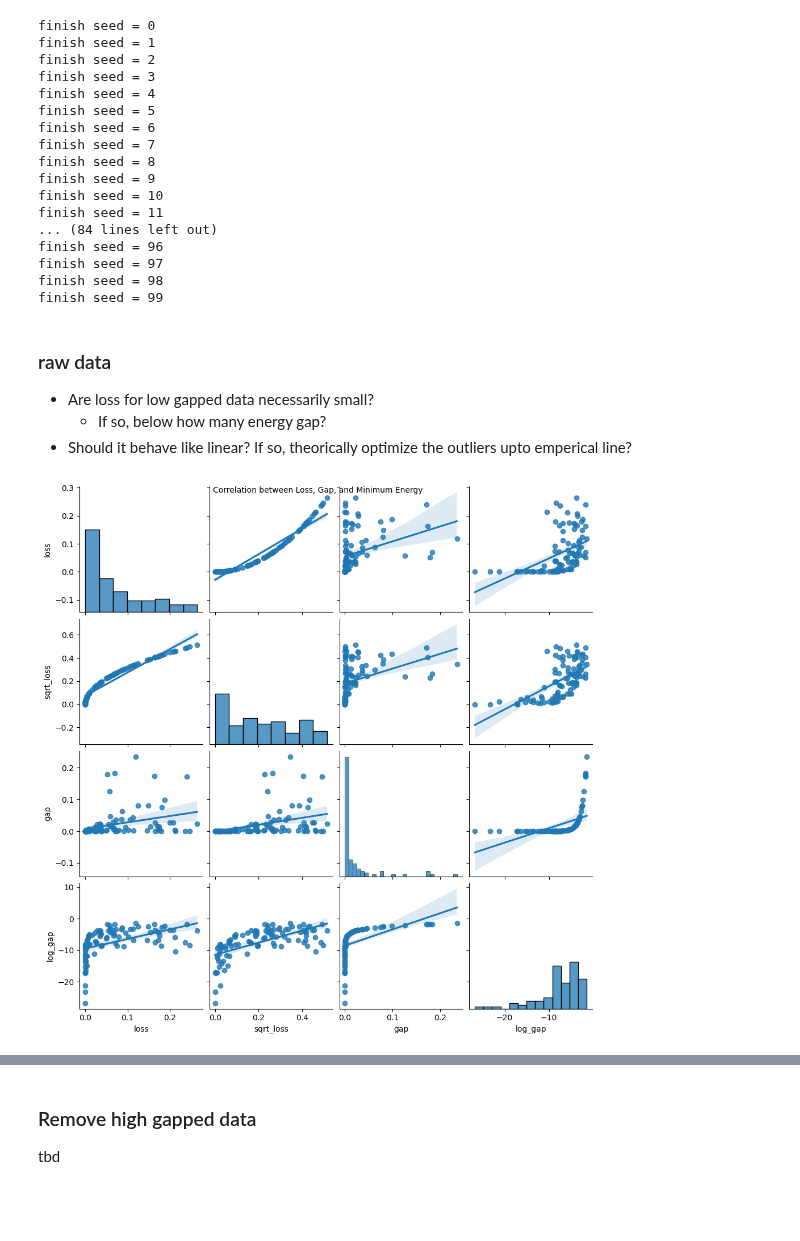
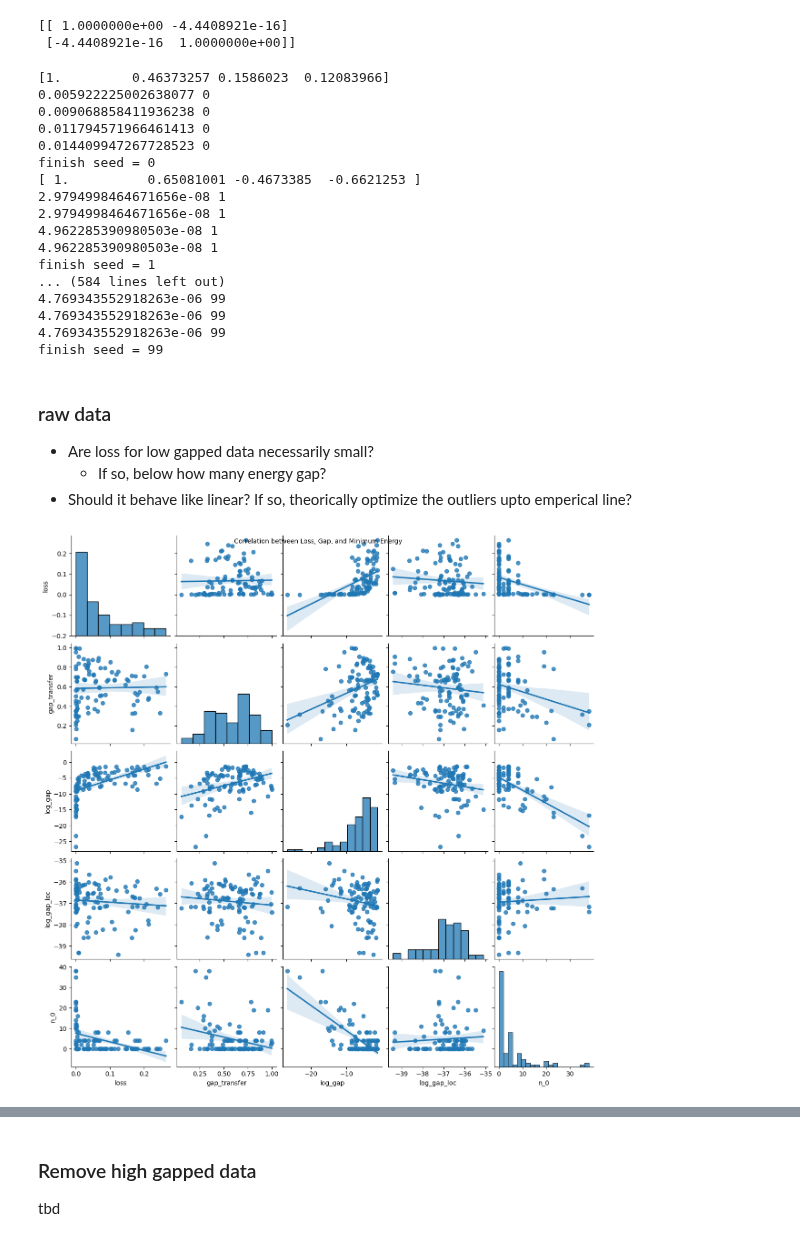
Before and after one commit to MKrbm/worms, a Jupyter notebook: python/rmsKit/visualize/MPS_property.ipynb, the cells around one changed output, grey strips where cells are left out. Cells and saved outputs as stored; diff of their text form; code cells hidden in the pictures; blank space fills up the shorter version.

```diff
--- a/python/rmsKit/visualize/MPS_property.ipynb
+++ b/python/rmsKit/visualize/MPS_property.ipynb
@@ -9,6 +9,15 @@ import pandas as pd
 import matplotlib.pyplot as plt
 import matplotlib.gridspec as gridspec
 import tensornetwork as tn
+# %%
+A = FF.block1D(2, 2, 2, seed=0).real
+tmp = np.zeros((2,2))
+for i in range(2):
+    tmp += A[:,i,:] @ A[:,i,:].T
+print(tmp)
+# %% [output]
+[[ 1.0000000e+00 -4.4408921e-16]
+ [-4.4408921e-16  1.0000000e+00]]
 # %%
 sps = 3
 bd = 2
@@ -17,42 +26,57 @@ for seed in range(0, 100):
     parent_dir = f"../array/torch/FF1D_loc_2/s_3_r_2_lt_1_d_1_seed_{seed}/1_mel_LION/lr_0.01_epoch_20000"
     u_path, lv = path_with_lowest_loss(parent_dir)
     A = FF.block1D(bd, sps, bd, seed=seed)
-    # mps_nodes, mps_edges = FF.create_MPS(6, A)
-    # for k in range(len(mps_edges)):
-    #     C = tn.contract(mps_edges[k])
-    # y = C.tensor.reshape(sps**2, -1)
+    A_ = A.transpose(1,0,2)
+    A_tilde = np.einsum("ijk,ilm->jlkm", A_, A_).reshape(4,4)
+    sle = np.sort(np.linalg.eigvals(A_tilde))[::-1]
+    print(sle.real)
     A2 = np.einsum("ijk,klm->jlim", A, A).reshape(sps**2, bd**2)
     U, s , V = np.linalg.svd(A2)
     Up = U[:, len(s):]
     h = Up @ Up.T
-    L = 6
-    H = sum_ham(h, [[i, (i + 1) % L] for i in range(L)], L, sps)
-    E = np.linalg.eigvalsh(H)
-    gap = E[1] - E[0]
+    max_gap = 0
+    for L in range(3,7):
+        H = sum_ham(h, [[i, (i + 1) % L] for i in range(L)], L, sps)
+        E = np.linalg.eigvalsh(H)
+        gap = E[1] - E[0]
+        max_gap = max(gap, max_gap)
+        print(max_gap, seed)
+    e = np.linalg.eigvalsh(h)
+
+    parent_dir = f"../array/torch/FF1D_loc_2/s_3_r_2_lt_1_d_1_seed_{seed}/1_mel_LION/lr_0.01_epoch_20000"
+    u_path, lv = path_with_lowest_loss(parent_dir)
+    u = np.load(u_path + "/u/0.npy")
+    h = np.load(f"../array/torch/FF1D_loc_2/s_3_r_2_lt_1_d_1_seed_{seed}/1_mel_LION/lr_0.01_epoch_20000/H/0.npy")
+    U = np.kron(u,u)
+    hu = U @ h @ U.T
+
     res.append({
         "seed" : seed,
         "E" : np.linalg.eigvalsh(H),
         "loss" : lv,
-        "gap" : gap
+        "gap" : max_gap,
+        "gap_loc" : e[1] - e[0],
+        "gap_transfer" : sle.real[0] - sle.real[1],
+        "n_0" : np.sum(np.round(hu,5) == 0)
     })
-#     print(f"finish seed = {seed}")
+    print(f"finish seed = {seed}")
 # %% [output]
+[1.         0.46373257 0.1586023  0.12083966]
+0.005922225002638077 0
+0.009068858411936238 0
+0.011794571966461413 0
+0.014409947267728523 0
 finish seed = 0
+[ 1.          0.65081001 -0.4673385  -0.6621253 ]
+2.9794998464671656e-08 1
+2.9794998464671656e-08 1
+4.962285390980503e-08 1
+4.962285390980503e-08 1
 finish seed = 1
-finish seed = 2
-finish seed = 3
-finish seed = 4
-finish seed = 5
-finish seed = 6
-finish seed = 7
-finish seed = 8
-finish seed = 9
-finish seed = 10
-finish seed = 11
-... (84 lines left out)
-finish seed = 96
-finish seed = 97
-finish seed = 98
+... (584 lines left out)
+4.769343552918263e-06 99
+4.769343552918263e-06 99
+4.769343552918263e-06 99
 finish seed = 99
 # %%
 import numpy as np
@@ -67,14 +92,14 @@ import matplotlib.pyplot as plt
 # %%
 df = pd.DataFrame(res)
 df['min_energy'] = df['E'].apply(lambda x: x[1])
 df["log_gap"] = df.gap.apply(np.log)
-df["sqrt_loss"] = df.loss.apply(np.sqrt)
+df["log_gap_loc"] = df.gap_loc.apply(np.log)
 df["log_loss"] = df.loss.apply(lambda x: np.log(x+0.0001))
 # Create a pairplot to visualize the correlations between loss, gap, and minimum energy.
-sns.pairplot(df[['loss',"sqrt_loss", 'gap', "log_gap"]] , kind='reg' , diag_kind="hist")
+sns.pairplot(df[['loss', 'gap_transfer', "log_gap", "log_gap_loc", "n_0"]] , kind='reg' , diag_kind="hist")
 
 # Set titles and labels.
 plt.suptitle('Correlation between Loss, Gap, and Minimum Energy', size=10)
 plt.show()
 # %% [output]
-[figure, old version]
+[figure, new version]
```
Also changed, not shown: parts of 15 cells of this notebook, 3 other files.
